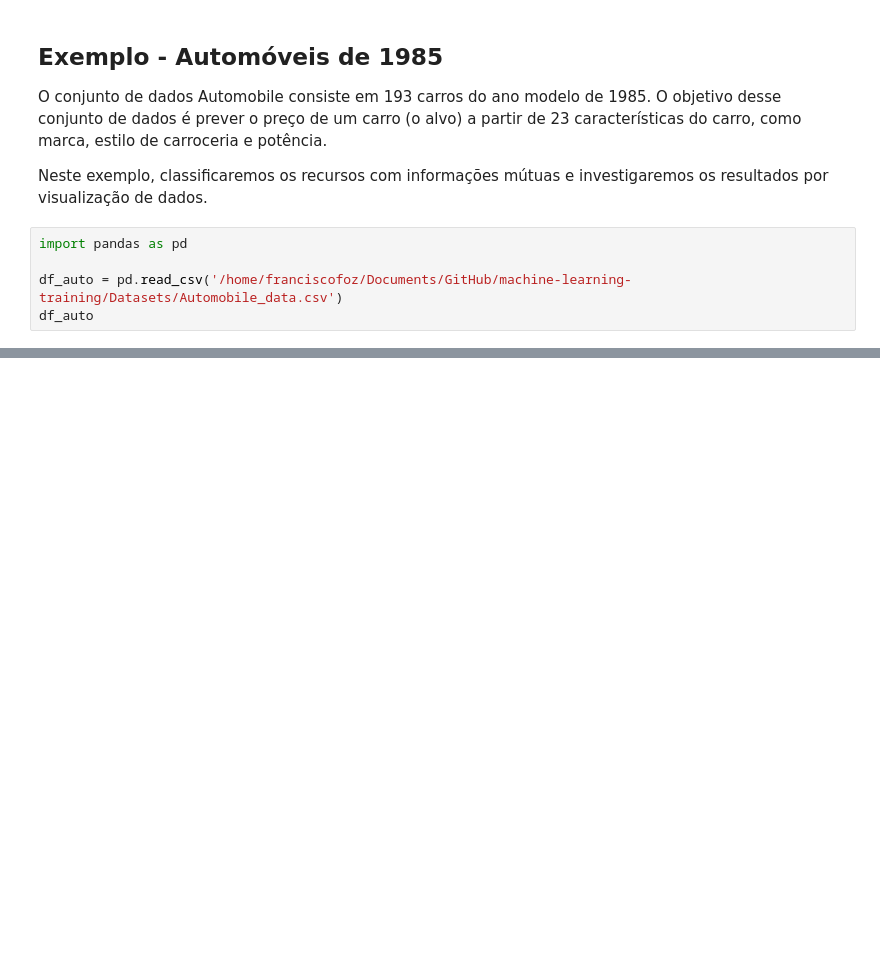
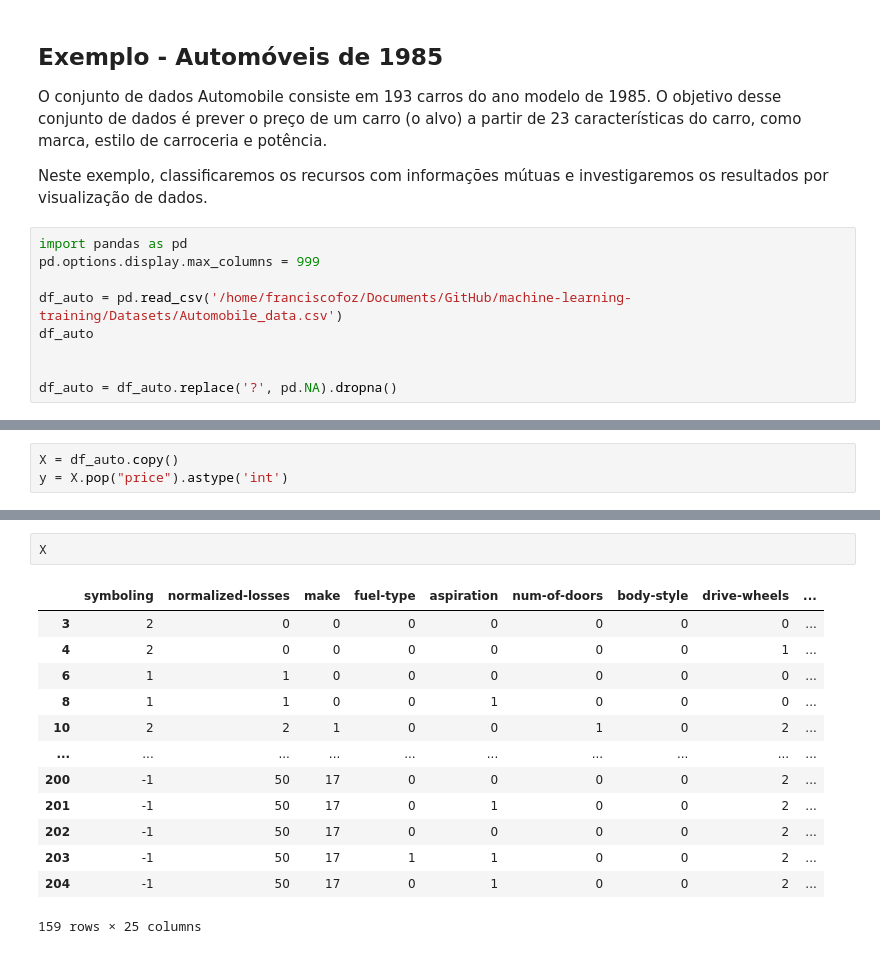
Before and after one commit to FranciscoFoz/machine-learning-training, a Jupyter notebook: Feature engineering/Curso_Kaggle_FE.ipynb, the cells around one changed output, grey strips where cells are left out. Cells and saved outputs as stored; diff of their text form; blank space fills up the shorter version.

```diff
--- a/Feature engineering/Curso_Kaggle_FE.ipynb
+++ b/Feature engineering/Curso_Kaggle_FE.ipynb
@@ -167,6 +167,10 @@ O conjunto de dados Automobile consiste em 193 carros do ano modelo de 1985. O o
 Neste exemplo, classificaremos os recursos com informações mútuas e investigaremos os resultados por visualização de dados.
 # %%
 import pandas as pd
+pd.options.display.max_columns = 999
 
 df_auto = pd.read_csv('/home/franciscofoz/Documents/GitHub/machine-learning-training/Datasets/Automobile_data.csv')
 df_auto
+
+
+df_auto = df_auto.replace('?', pd.NA).dropna()
@@ -186,0 +183,3 @@ df_auto
+# %%
+X = df_auto.copy()
+y = X.pop("price").astype('int')
@@ -186,0 +238,16 @@ df_auto
+# %%
+X
+# %% [output]
+|  | symboling | normalized-losses | make | fuel-type | aspiration | num-of-doors | body-style | drive-wheels | ... |
+| 3 | 2 | 0 | 0 | 0 | 0 | 0 | 0 | 0 | ... |
+| 4 | 2 | 0 | 0 | 0 | 0 | 0 | 0 | 1 | ... |
+| 6 | 1 | 1 | 0 | 0 | 0 | 0 | 0 | 0 | ... |
+| 8 | 1 | 1 | 0 | 0 | 1 | 0 | 0 | 0 | ... |
+| 10 | 2 | 2 | 1 | 0 | 0 | 1 | 0 | 2 | ... |
+| ... | ... | ... | ... | ... | ... | ... | ... | ... | ... |
+| 200 | -1 | 50 | 17 | 0 | 0 | 0 | 0 | 2 | ... |
+| 201 | -1 | 50 | 17 | 0 | 1 | 0 | 0 | 2 | ... |
+| 202 | -1 | 50 | 17 | 0 | 0 | 0 | 0 | 2 | ... |
+| 203 | -1 | 50 | 17 | 1 | 1 | 0 | 0 | 2 | ... |
+| 204 | -1 | 50 | 17 | 0 | 1 | 0 | 0 | 2 | ... |
+159 rows × 25 columns
```
Also changed, not shown: parts of 7 cells of this notebook.
